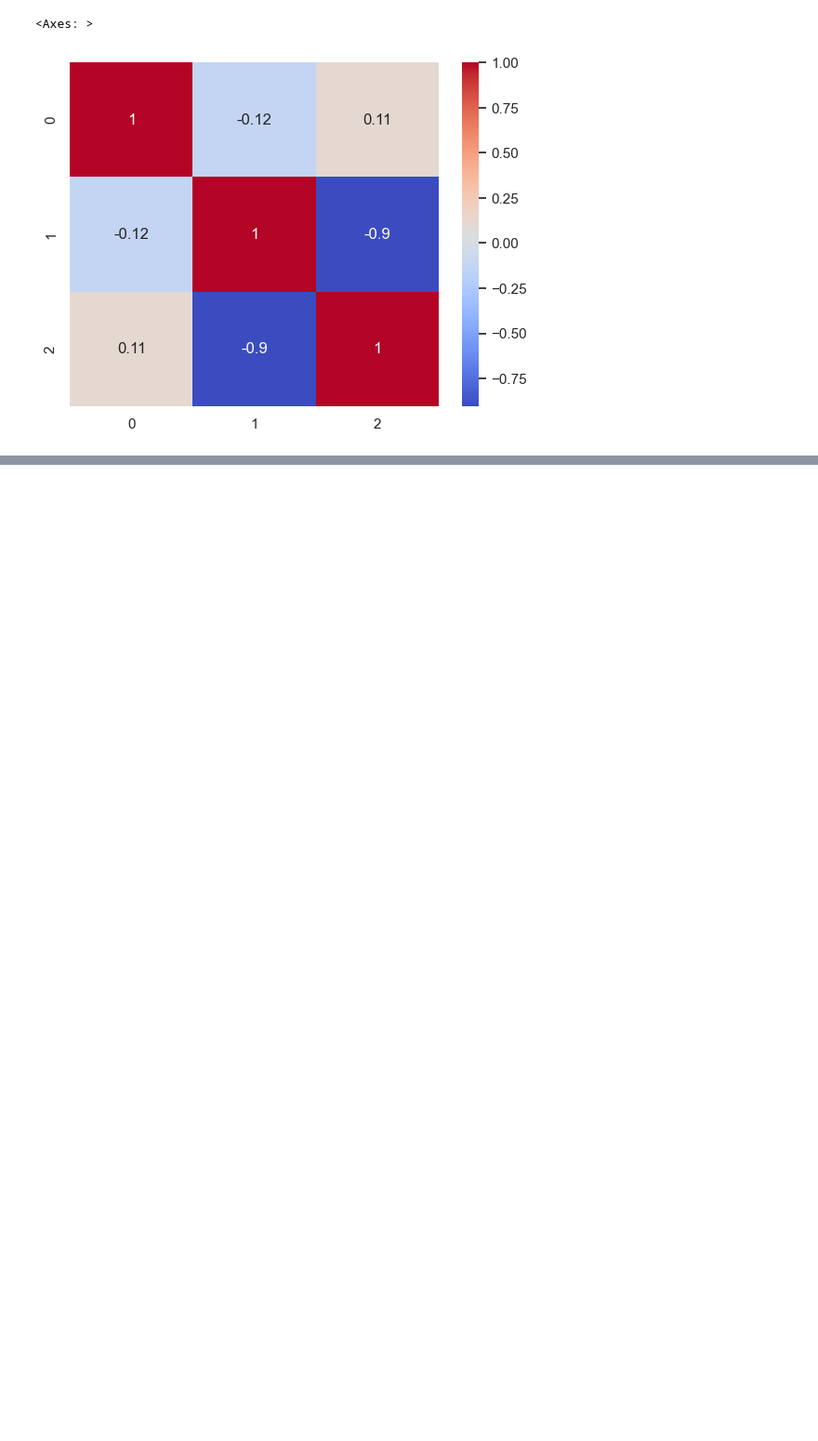
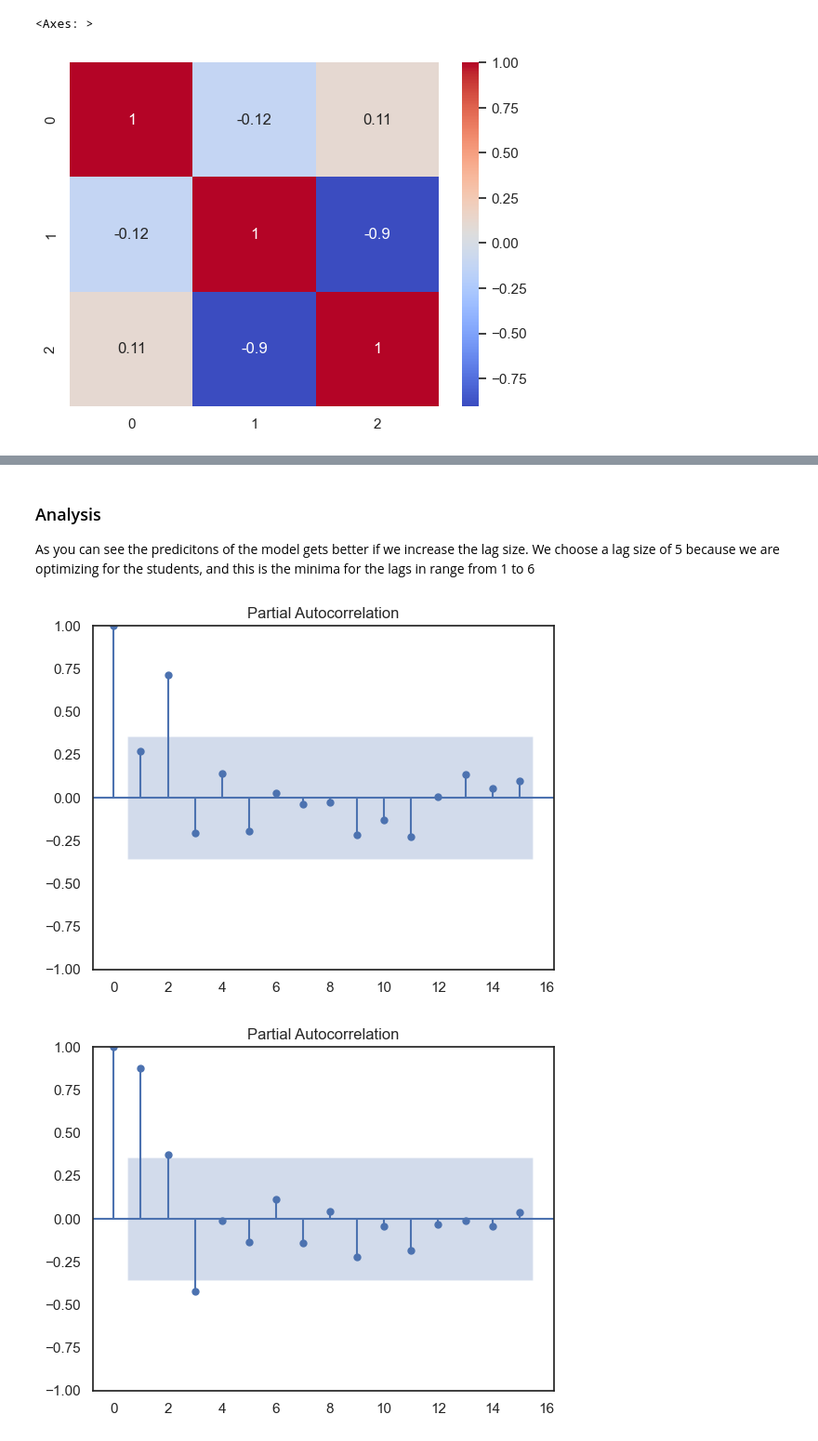
Before and after one commit to mxs01/AnalysingStudentDevelopment, a Jupyter notebook: exp/exp_02_analyseRegression.ipynb, the cells around one changed output, grey strips where cells are left out. Shown at 93% size. Saved outputs shown, nothing was run; the diff lists cells and outputs as text; code cells hidden in the pictures; blank space fills up the shorter version.

```diff
--- a/exp/exp_02_analyseRegression.ipynb
+++ b/exp/exp_02_analyseRegression.ipynb
@@ -124,0 +214,11 @@ sns.heatmap(correlationMatrix, cmap="coolwarm", annot=True, )
+# %% [markdown]
+### Analysis
+As you can see the predicitons of the model gets better if we increase the lag size. We choose a lag size of 5 because we are optimizing for the students, and this is the minima
+for the lags in range from 1 to 6
+# %%
+plot_pacf(totalStudents)
+plot_pacf(inflationAdjustedGrossSalary);
+plot_pacf(graduatesInBW);
+# %% [output]
+[figure, added]
+[figure, added]
```
Also changed, not shown: parts of 12 cells of this notebook.
